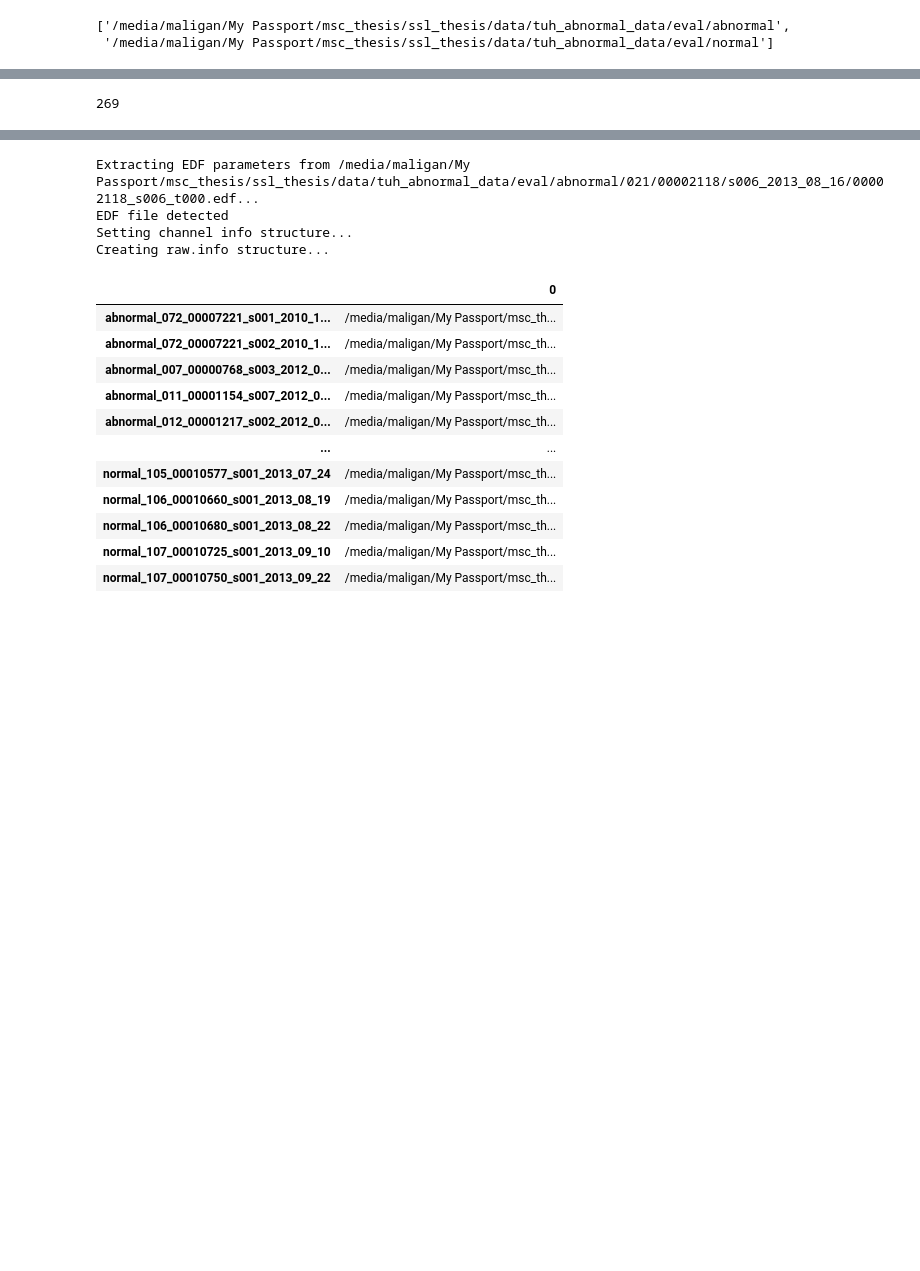
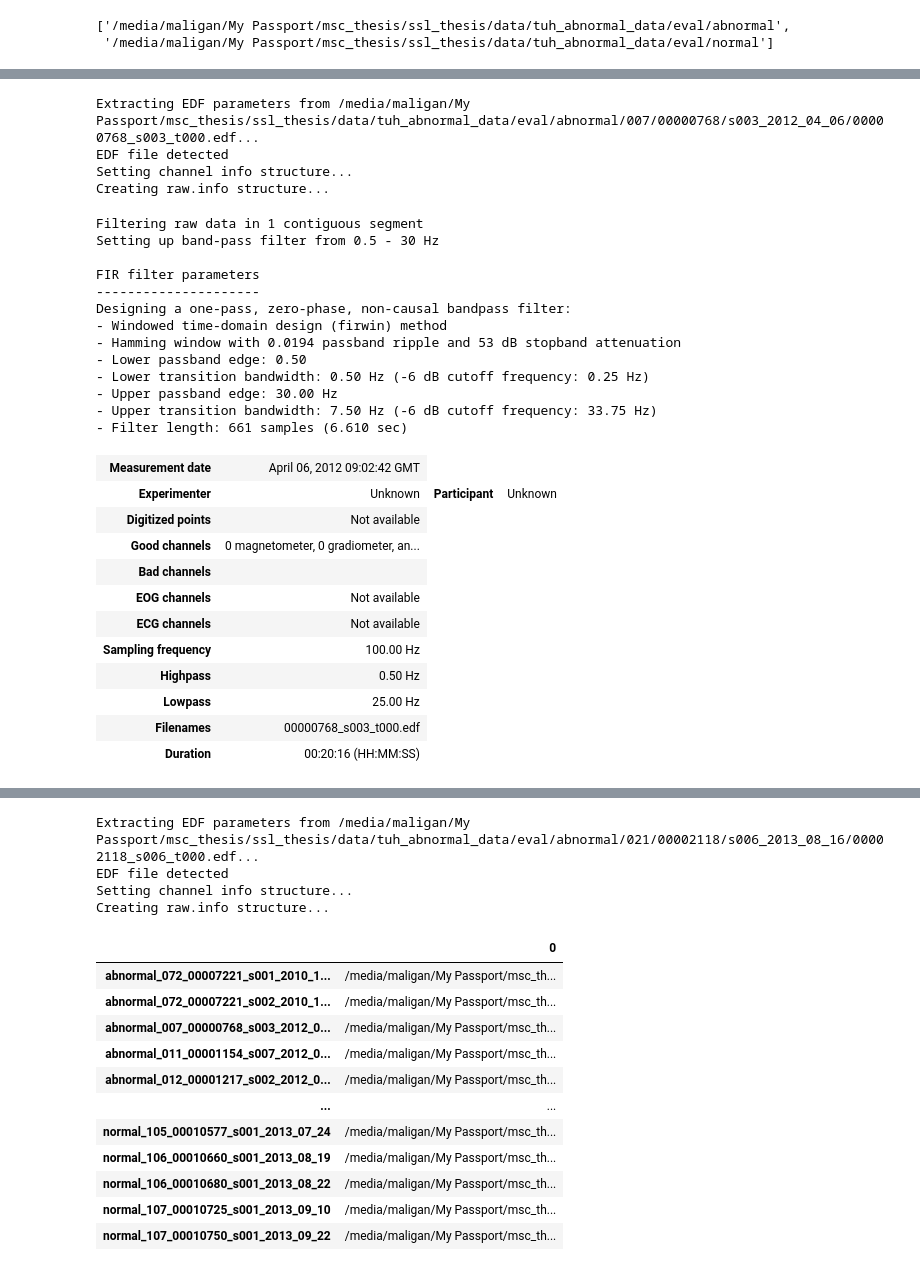
Before and after one commit to etiennegalea/ssl_generic_eeg, a Jupyter notebook: test.ipynb, the cells around one changed output, grey strips where cells are left out. Saved outputs shown, nothing was run; the diff lists cells and outputs as text; code cells hidden in the pictures; blank space fills up the shorter version.

Commit message:
Fixed some issues with annotations and descriptions for TUH_abnormal

```diff
--- a/test.ipynb
+++ b/test.ipynb
@@ -109,7 +117,50 @@ for id in normal_subjects:
 # [print(id) for id in abnormal_subjects ]
 # [print(x) for x in annotations['abnormal']['072']]
 
-len(abnormal_descriptions+normal_descriptions)
-len(raw_paths)
+# len(descriptions)
+# len(raw_paths)
+# len(classification)
-# %% [output]
-269
+# %%
+
+raw = mne.io.read_raw_edf('/media/maligan/My Passport/msc_thesis/ssl_thesis/data/tuh_abnormal_data/eval/abnormal/007/00000768/s003_2012_04_06/00000768_s003_t000.edf')
+# %% [output]
+Extracting EDF parameters from /media/maligan/My Passport/msc_thesis/ssl_thesis/data/tuh_abnormal_data/eval/abnormal/007/00000768/s003_2012_04_06/00000768_s003_t000.edf...
+EDF file detected
+Setting channel info structure...
+Creating raw.info structure...
+# %%
+sfreq = 100
+high_cut_hz = 30
+low_cut_hz = 0.5
+n_jobs = 1
+
+# preprocessing
+# for raw in raws:
+mne.io.Raw.resample(raw, sfreq)   # resample
+mne.io.Raw.filter(raw, l_freq=low_cut_hz, h_freq=high_cut_hz, n_jobs=n_jobs)    # high-pass filter
+# %% [output]
+Filtering raw data in 1 contiguous segment
+Setting up band-pass filter from 0.5 - 30 Hz
+
+FIR filter parameters
+---------------------
+Designing a one-pass, zero-phase, non-causal bandpass filter:
+- Windowed time-domain design (firwin) method
+- Hamming window with 0.0194 passband ripple and 53 dB stopband attenuation
+- Lower passband edge: 0.50
+- Lower transition bandwidth: 0.50 Hz (-6 dB cutoff frequency: 0.25 Hz)
+- Upper passband edge: 30.00 Hz
+- Upper transition bandwidth: 7.50 Hz (-6 dB cutoff frequency: 33.75 Hz)
+- Filter length: 661 samples (6.610 sec)
+| Measurement date | April 06, 2012 09:02:42 GMT |
+| Experimenter | Unknown | Participant | Unknown |
+| Digitized points | Not available |
+| Good channels | 0 magnetometer, 0 gradiometer, an... |
+| Bad channels |  |
+| EOG channels | Not available |
+| ECG channels | Not available |
+| Sampling frequency | 100.00 Hz |
+| Highpass | 0.50 Hz |
+| Lowpass | 25.00 Hz |
+| Filenames | 00000768_s003_t000.edf |
+| Duration | 00:20:16 (HH:MM:SS) |
```
Also changed, not shown: parts of 6 cells of this notebook, 1 other file.
